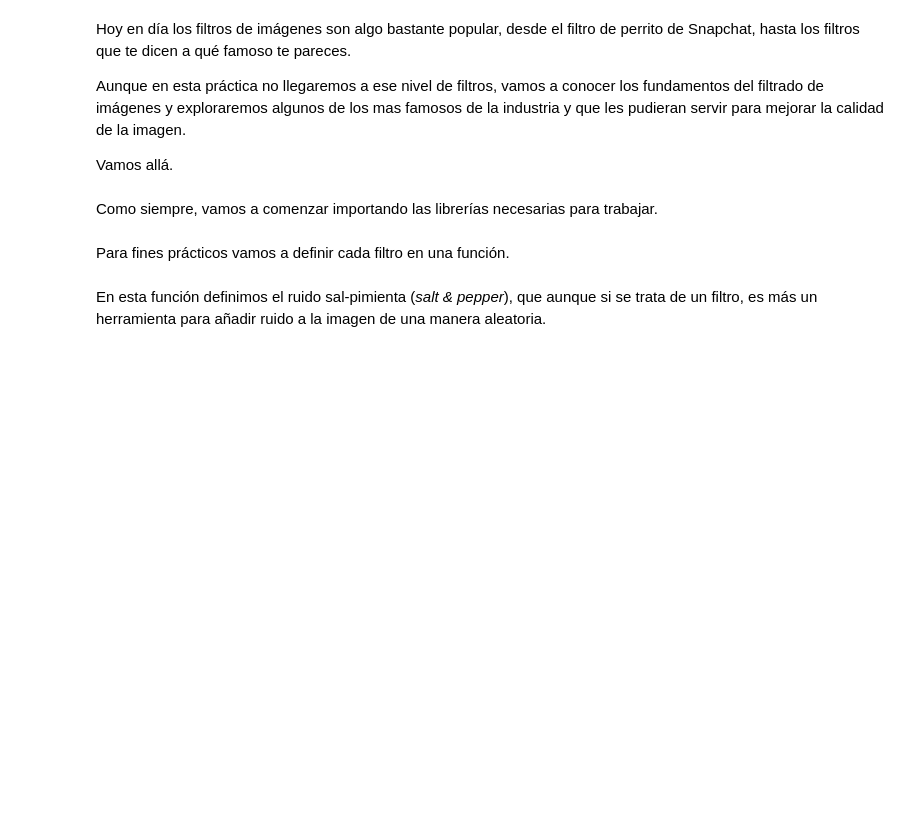
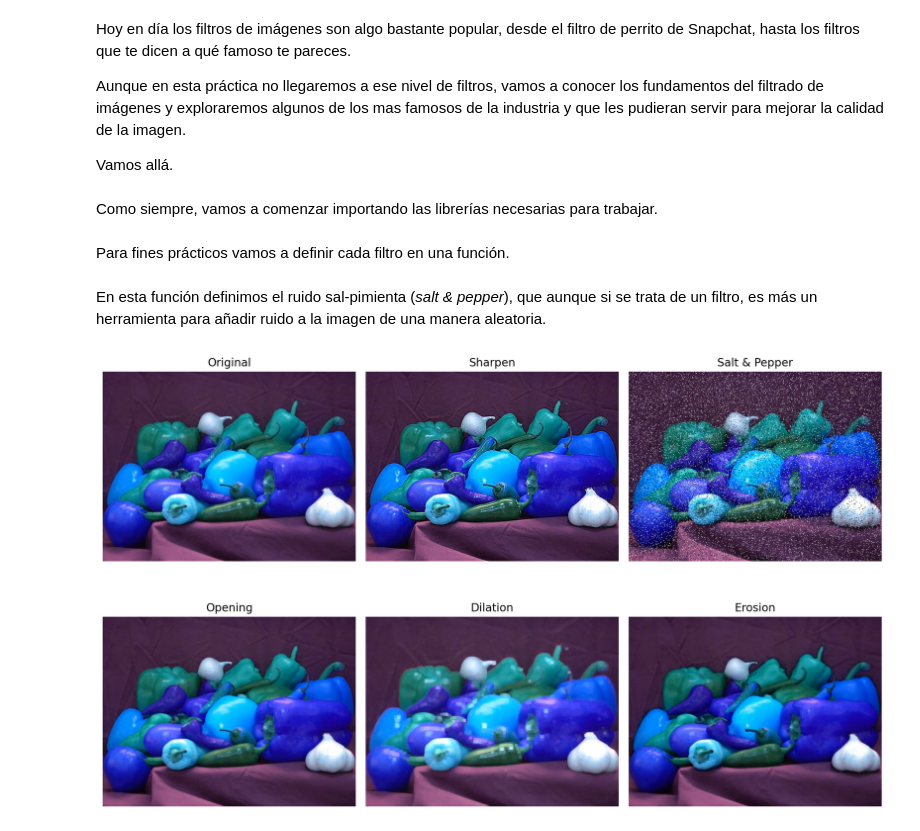
Before and after one commit to CrazyHrodgar/ICASAT2025_CVCourse, a Jupyter notebook: Practicas/Filtering/ImageFiltering.ipynb, the cells around one changed output. Cells and saved outputs as stored; diff of their text form; code cells hidden in the pictures; blank space fills up the shorter version.

```diff
--- a/Practicas/Filtering/ImageFiltering.ipynb
+++ b/Practicas/Filtering/ImageFiltering.ipynb
@@ -68,24 +68,26 @@ En esta función definimos el ruido sal-pimienta (*salt & pepper*), que aunque s
 # Cargar la imagen desde disco y pasarla a escala de grises
 # path = 'C:\Users\theki\Documents\Codes\ICASAT2025_CVCourse\Practicas\Filtering\peppers.jpg' # ruta a la imagen desde su computadora
 path = 'peppers.jpg'
-image = cv2.imread(path)
+image = cv2.imread(path, cv2.IMREAD_UNCHANGED)
 # %%
 # Aplicamos los filtros a la misma imagen y graficamos original vs filtros
 sharpened = sharpen(image) # afilado
 dilated = dilate(image) # dilatación
 eroded = erode(image) # erosión
 opened = opening(image) # apertura
 noisy = add_salt_pepper_noise(image, 0.02, 0.02) # sal-pimienta
 
 titles = ['Original', 'Sharpen', 'Salt & Pepper', 'Opening', 'Dilation', 'Erosion'] # Titulos para la grafica
 images = [image, sharpened, noisy, opened, dilated, eroded]
 
 # Definir figura en plt
-plt.figure(figsize=(12, 8), dpi=200)
+plt.figure(figsize=(12, 8), dpi=200, facecolor='white')
 for i in range(6):
     plt.subplot(2, 3, i+1)
     plt.imshow(images[i], cmap='gray')
     plt.title(titles[i])
     plt.axis('off')
 plt.tight_layout()
 plt.show()
+# %% [output]
+[figure, added]
```
Also changed, not shown: 14 other files.
